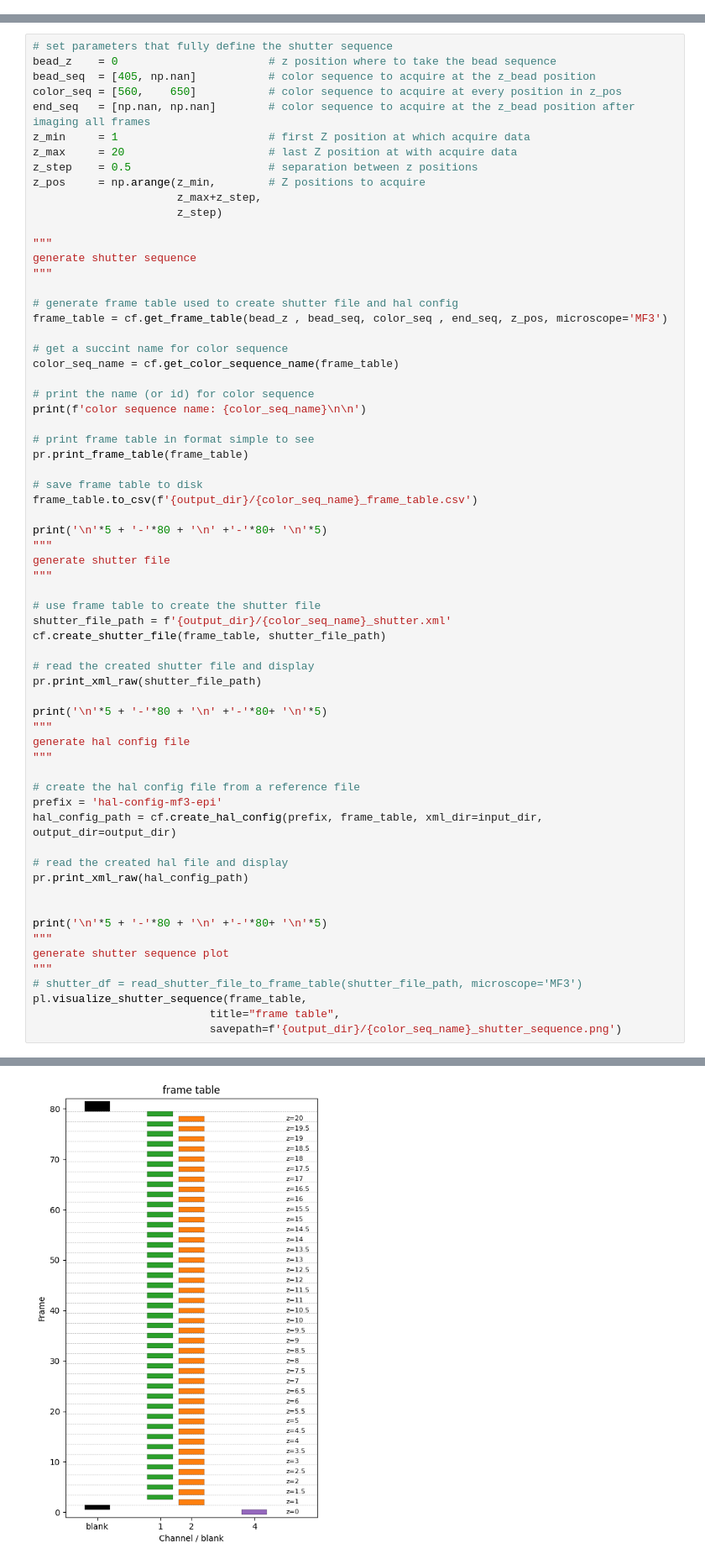
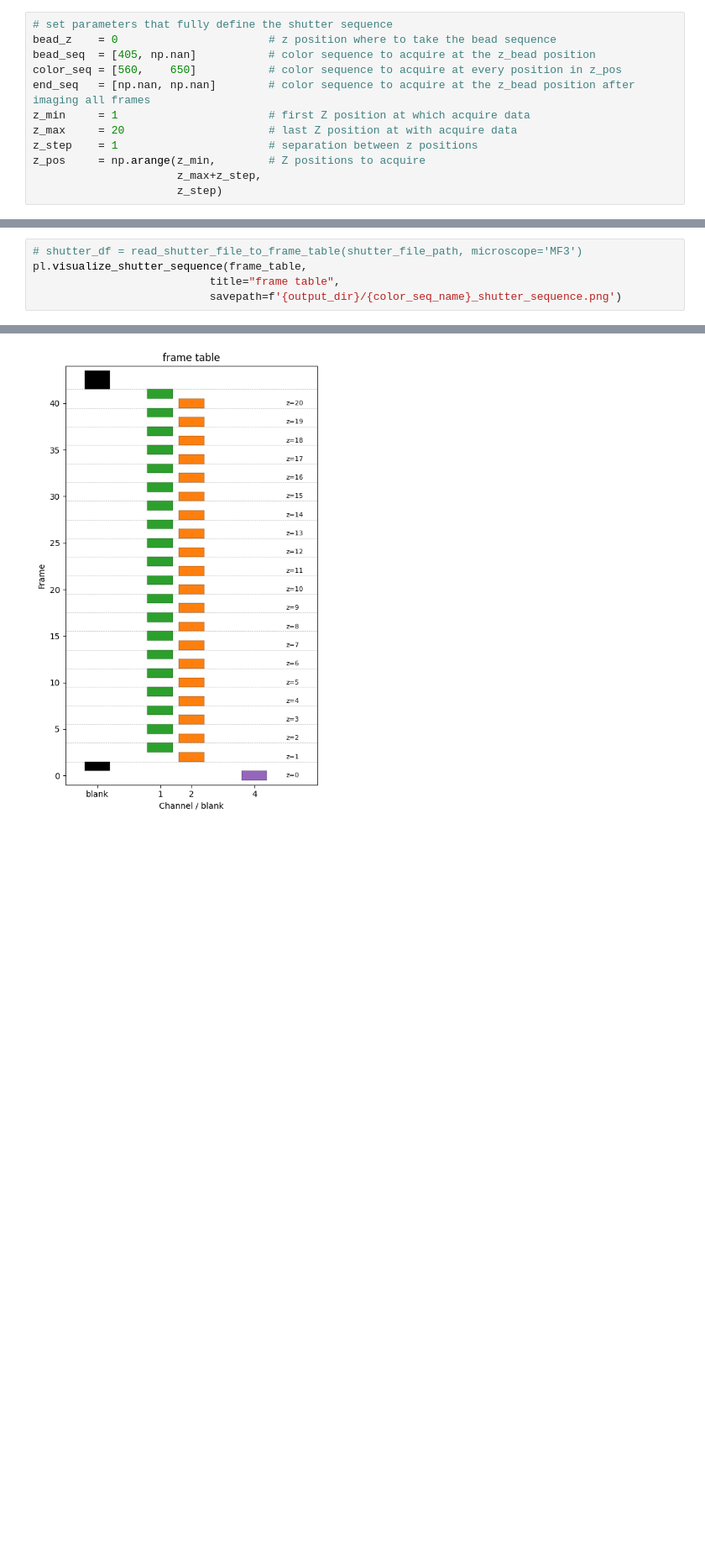
Before and after one commit to leonardosepulveda/image_acquisition, a Jupyter notebook: notebooks/create_hal_config_files.ipynb, the cells around one changed output, grey strips where cells are left out. Shown at 84% size. Drawn from its saved outputs; the diff is of its cells as text; blank space fills up the shorter version.

```diff
--- a/notebooks/create_hal_config_files.ipynb
+++ b/notebooks/create_hal_config_files.ipynb
@@ -60,3 +60,15 @@ os.makedirs(output_dir, exist_ok=True)
 # %% [markdown]
 # MERFISH IMAGING
 ### bits
+# %%
+# set parameters that fully define the shutter sequence
+bead_z    = 0                       # z position where to take the bead sequence
+bead_seq  = [405, np.nan]           # color sequence to acquire at the z_bead position
+color_seq = [560,    650]           # color sequence to acquire at every position in z_pos
+end_seq   = [np.nan, np.nan]        # color sequence to acquire at the z_bead position after imaging all frames
+z_min     = 1                       # first Z position at which acquire data
+z_max     = 20                      # last Z position at with acquire data
+z_step    = 1                       # separation between z positions
+z_pos     = np.arange(z_min,        # Z positions to acquire
+                      z_max+z_step,
+                      z_step)
@@ -63,64 +158,4 @@ os.makedirs(output_dir, exist_ok=True)
 # %%
-# set parameters that fully define the shutter sequence
-bead_z    = 0                       # z position where to take the bead sequence
-bead_seq  = [405, np.nan]           # color sequence to acquire at the z_bead position
-color_seq = [560,    650]           # color sequence to acquire at every position in z_pos
-end_seq   = [np.nan, np.nan]        # color sequence to acquire at the z_bead position after imaging all frames
-z_min     = 1                       # first Z position at which acquire data
-z_max     = 20                      # last Z position at with acquire data
-z_step    = 0.5                     # separation between z positions
-z_pos     = np.arange(z_min,        # Z positions to acquire
-                      z_max+z_step,
-                      z_step)
-
-"""
-generate shutter sequence
-"""
-
-# generate frame table used to create shutter file and hal config
-frame_table = cf.get_frame_table(bead_z , bead_seq, color_seq , end_seq, z_pos, microscope='MF3')
-
-# get a succint name for color sequence
-color_seq_name = cf.get_color_sequence_name(frame_table)
-
-# print the name (or id) for color sequence
-print(f'color sequence name: {color_seq_name}\n\n')
-
-# print frame table in format simple to see
-pr.print_frame_table(frame_table)
-
-# save frame table to disk
-frame_table.to_csv(f'{output_dir}/{color_seq_name}_frame_table.csv')
-
-print('\n'*5 + '-'*80 + '\n' +'-'*80+ '\n'*5)
-"""
-generate shutter file
-"""
-
-# use frame table to create the shutter file
-shutter_file_path = f'{output_dir}/{color_seq_name}_shutter.xml'
-cf.create_shutter_file(frame_table, shutter_file_path)
-
-# read the created shutter file and display
-pr.print_xml_raw(shutter_file_path)
-
-print('\n'*5 + '-'*80 + '\n' +'-'*80+ '\n'*5)
-"""
-generate hal config file
-"""
-
-# create the hal config file from a reference file
-prefix = 'hal-config-mf3-epi'
-hal_config_path = cf.create_hal_config(prefix, frame_table, xml_dir=input_dir, output_dir=output_dir)
-
-# read the created hal file and display
-pr.print_xml_raw(hal_config_path)
-
-
-print('\n'*5 + '-'*80 + '\n' +'-'*80+ '\n'*5)
-"""
-generate shutter sequence plot
-"""
 # shutter_df = read_shutter_file_to_frame_table(shutter_file_path, microscope='MF3')
 pl.visualize_shutter_sequence(frame_table,
                            title="frame table",
@@ -146 +164 @@ frames            color             channel           z
-[figure, old version]
+[figure, new version]
```
Also changed, not shown: parts of 24 cells of this notebook.
